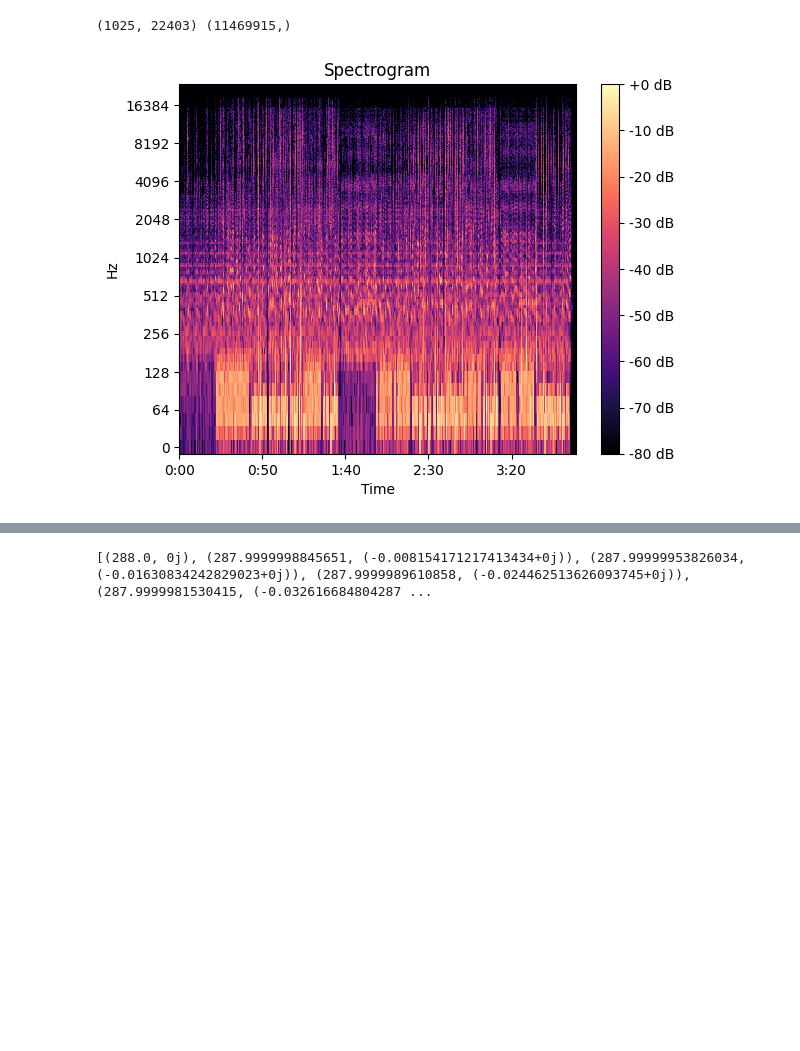
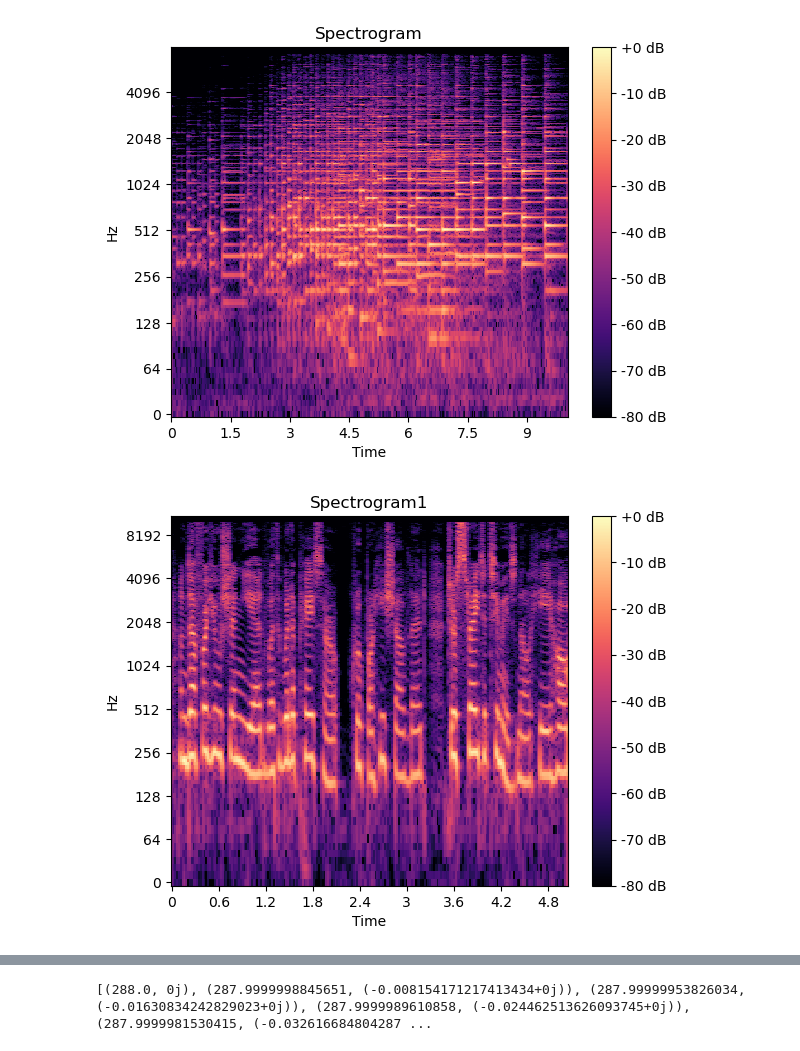
Before and after one commit to georgej1144/FFT_FinalProj_3656, a Jupyter notebook: Reference_Spectrograms.ipynb, the cells around one changed output, grey strips where cells are left out. Cells and saved outputs as stored; diff of their text form; code cells hidden in the pictures; blank space fills up the shorter version.

Commit message:
start graphing differences. change direction

```diff
--- a/Reference_Spectrograms.ipynb
+++ b/Reference_Spectrograms.ipynb
@@ -1,21 +1,35 @@
 # %%
 import librosa
 import librosa.display
 import numpy as np
 import matplotlib.pyplot as plt
 
 # file_path = 'samples/sample-2.mp3'
-file_path = "samples/Bas - Tribe with J.Cole.mp3"
+file_path = "samples/sample-4.mp3"
+file_path1 = "samples/sample-2.mp3"
 y, sr = librosa.load(file_path, sr=None)
+y1, sr1 = librosa.load(file_path1, sr=None)
+
+D_ref1 = librosa.stft(y1)#,n_fft=512)
+# print(D_ref.shape,y.shape)
+mag1 = np.abs(D_ref1)
 
 D_ref = librosa.stft(y)#,n_fft=512)
-print(D_ref.shape,y.shape)
+# print(D_ref.shape,y.shape)
 mag = np.abs(D_ref)
 
 librosa.display.specshow(librosa.amplitude_to_db(mag, ref=np.max), sr=sr, x_axis='time', y_axis='log')
 plt.colorbar(format='%+2.0f dB')
 plt.title('Spectrogram')
 plt.show()
+librosa.display.specshow(librosa.amplitude_to_db(mag1, ref=np.max), sr=sr1, x_axis='time', y_axis='log')
+plt.colorbar(format='%+2.0f dB')
+plt.title('Spectrogram1')
+plt.show()
+librosa.display.specshow(librosa.amplitude_to_db(mag[:,:218]-mag1[:,:], ref=np.max), sr=sr1, x_axis='time', y_axis='log')
+plt.colorbar(format='%+2.0f dB')
+plt.title('Spectrogram')
+plt.show()
 # %% [output]
-(1025, 22403) (11469915,)
-[figure, old version]
+[figure, new version]
+[figure, added]
```
Also changed, not shown: parts of 2 cells of this notebook, 1 other file.
